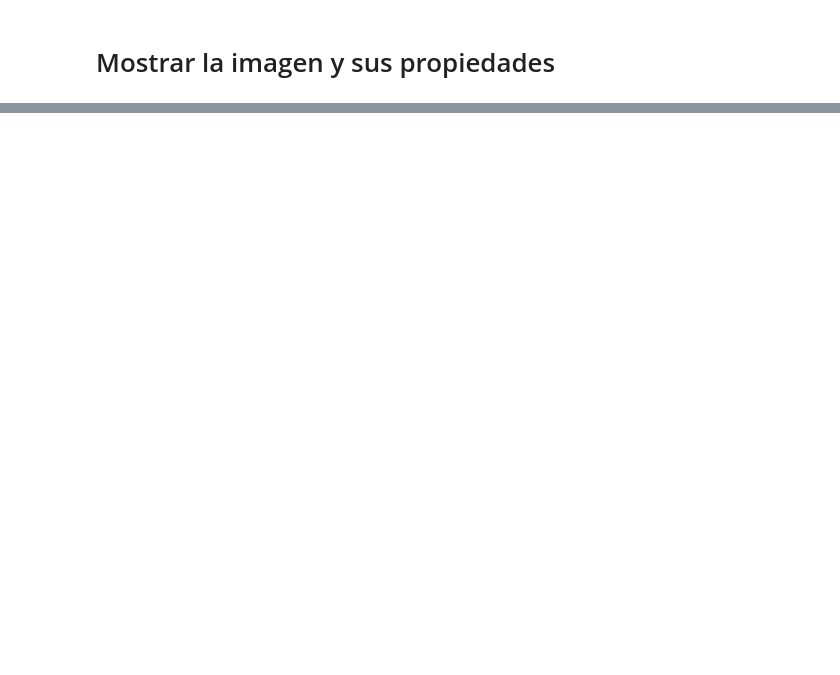
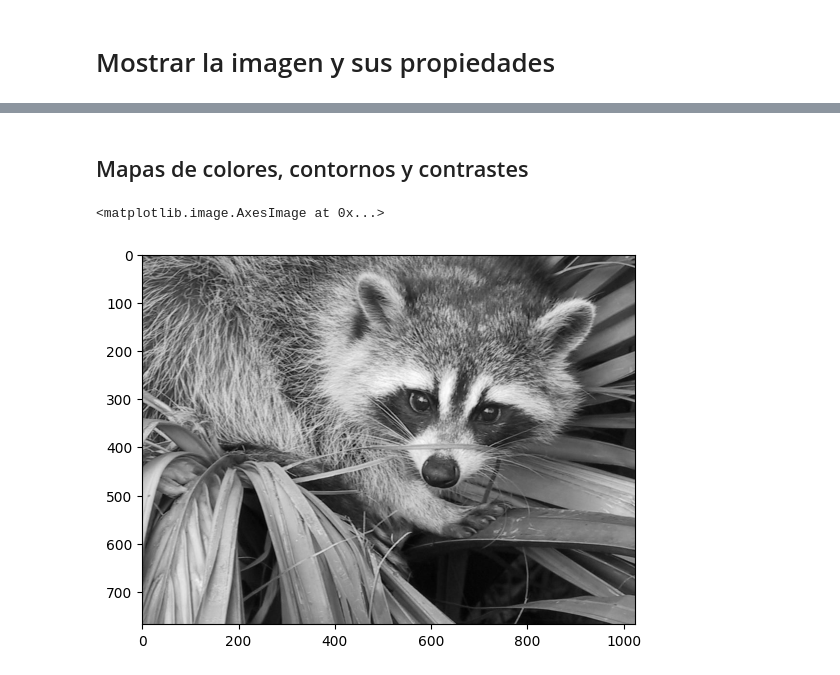
Before and after one commit to Arownsis/Procesamiento-Imagenes, a Jupyter notebook: Manipulacion y procesado con NumPy y SciPy/Notas.ipynb, the cells around one changed output, grey strips where cells are left out. Drawn from its saved outputs; the diff is of its cells as text; code cells hidden in the pictures; blank space fills up the shorter version.

```diff
--- a/Manipulacion y procesado con NumPy y SciPy/Notas.ipynb
+++ b/Manipulacion y procesado con NumPy y SciPy/Notas.ipynb
@@ -11,0 +26,8 @@ ImportError: Missing optional dependency 'pooch' required for scipy.datasets mod
+# %% [markdown]
+## Mapas de colores, contornos y contrastes
+# %%
+f = sp.datasets.face(gray=True) # Obtenemos la misma imagen en escala de grises
+plt.imshow(f, cmap=plt.cm.gray) # Mostramos la imagen especificando el mapa de colores
+# %% [output]
+<matplotlib.image.AxesImage at 0x...>
+[figure, added]
```
Also changed, not shown: parts of 11 cells of this notebook.
